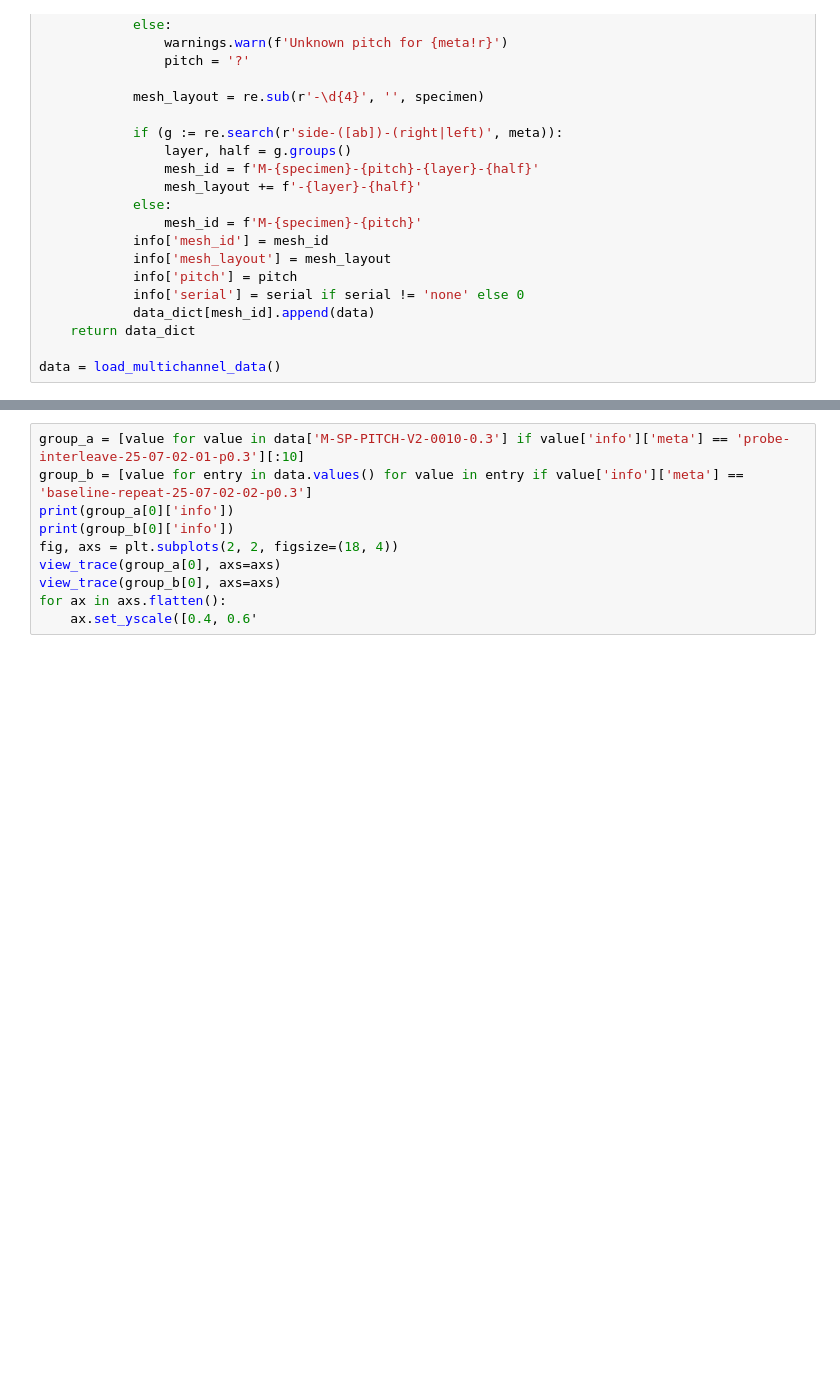
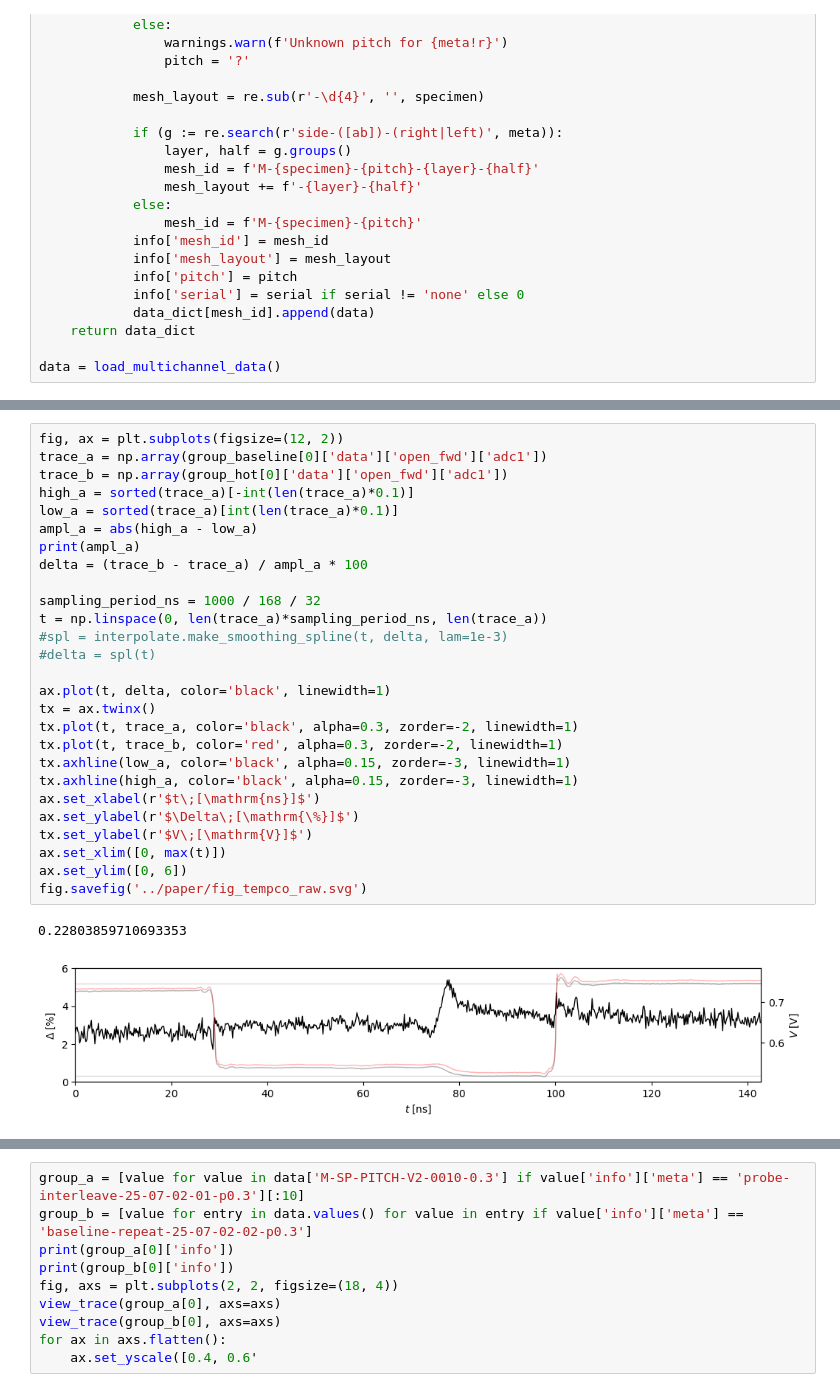
Before and after one commit to jaseg/sampling-mesh-monitor, a Jupyter notebook: jupyter_notebooks/multi_trace_viewer.ipynb, the cells around one changed output, grey strips where cells are left out. Drawn from its saved outputs; the diff is of its cells as text; blank space fills up the shorter version.

```diff
--- a/jupyter_notebooks/multi_trace_viewer.ipynb
+++ b/jupyter_notebooks/multi_trace_viewer.ipynb
@@ -168,0 +170,30 @@ view_trace(group_hot[0], axs=axs)
+# %%
+fig, ax = plt.subplots(figsize=(12, 2))
+trace_a = np.array(group_baseline[0]['data']['open_fwd']['adc1'])
+trace_b = np.array(group_hot[0]['data']['open_fwd']['adc1'])
+high_a = sorted(trace_a)[-int(len(trace_a)*0.1)]
+low_a = sorted(trace_a)[int(len(trace_a)*0.1)]
+ampl_a = abs(high_a - low_a)
+print(ampl_a)
+delta = (trace_b - trace_a) / ampl_a * 100
+
+sampling_period_ns = 1000 / 168 / 32
+t = np.linspace(0, len(trace_a)*sampling_period_ns, len(trace_a))
+#spl = interpolate.make_smoothing_spline(t, delta, lam=1e-3)
+#delta = spl(t)
+
+ax.plot(t, delta, color='black', linewidth=1)
+tx = ax.twinx()
+tx.plot(t, trace_a, color='black', alpha=0.3, zorder=-2, linewidth=1)
+tx.plot(t, trace_b, color='red', alpha=0.3, zorder=-2, linewidth=1)
+tx.axhline(low_a, color='black', alpha=0.15, zorder=-3, linewidth=1)
+tx.axhline(high_a, color='black', alpha=0.15, zorder=-3, linewidth=1)
+ax.set_xlabel(r'$t\;[\mathrm{ns}]$')
+ax.set_ylabel(r'$\Delta\;[\mathrm{\%}]$')
+tx.set_ylabel(r'$V\;[\mathrm{V}]$')
+ax.set_xlim([0, max(t)])
+ax.set_ylim([0, 6])
+fig.savefig('../paper/fig_tempco_raw.svg')
+# %% [output]
+0.22803859710693353
+[figure, added]
```
Also changed, not shown: parts of 5 cells of this notebook, 2 other files.
